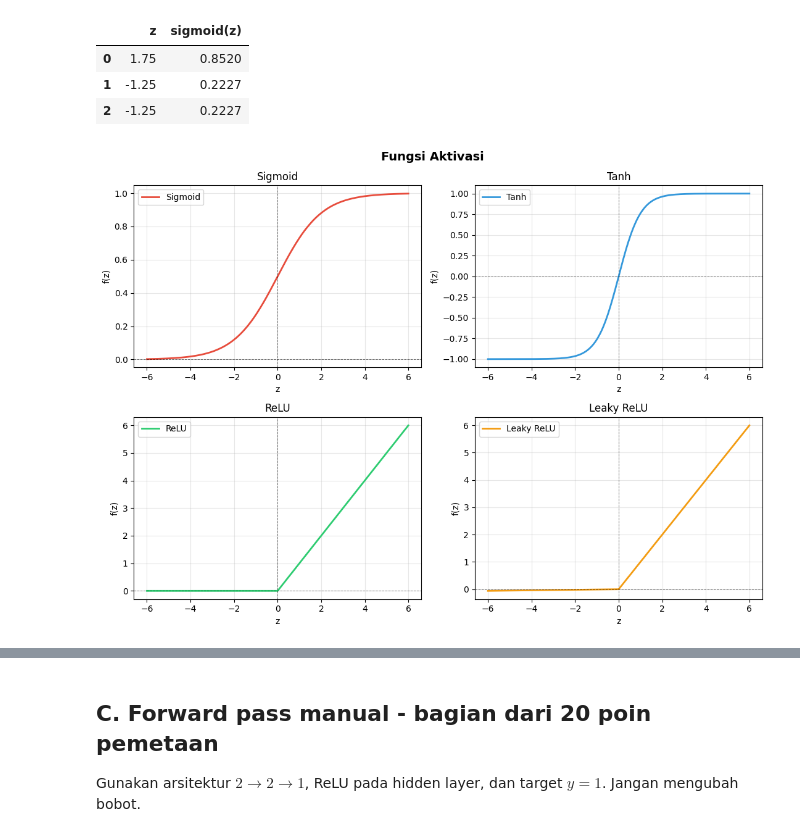
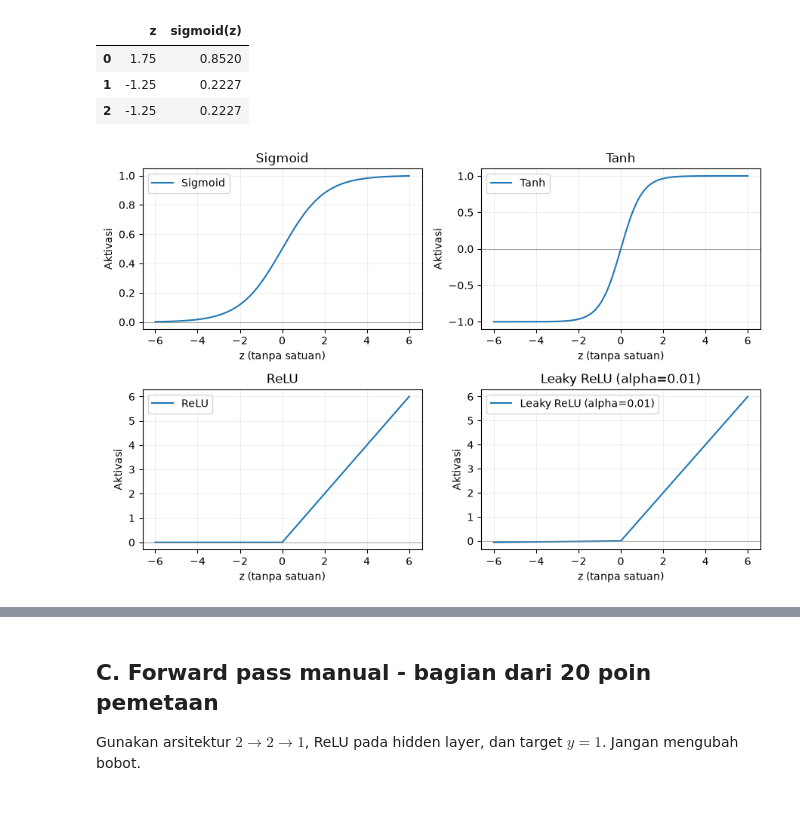
Before and after one commit to POMEST/Modul-Praktikum-Deep-Learning, a Jupyter notebook: notebooks/modul-01/M01_123450062.ipynb, the cells around one changed output, grey strips where cells are left out. Cells and saved outputs as stored; diff of their text form; code cells hidden in the pictures; blank space fills up the shorter version.

Commit message:
Lengkapi praktikum Modul 01-04 untuk NIM 123450062

```diff
--- a/notebooks/modul-01/M01_123450062.ipynb
+++ b/notebooks/modul-01/M01_123450062.ipynb
@@ -124,28 +202,18 @@ pd.DataFrame({'z': z_check, 'sigmoid(z)': a_check})
 | 2 | -1.25 | 0.2227 |
 # %%
 grid = np.linspace(-6, 6, 600)
-# TODO: lengkapi kamus dengan empat aktivasi.
 activation_values = {
-    'Sigmoid': sigmoid_np(grid),
-    'Tanh': np.tanh(grid),
-    'ReLU': relu_np(grid),
-    'Leaky ReLU': leaky_relu_np(grid, alpha=0.01),
+    'Sigmoid': sigmoid_np(grid), 'Tanh': np.tanh(grid),
+    'ReLU': relu_np(grid), 'Leaky ReLU (alpha=0.01)': leaky_relu_np(grid),
 }
-
-# TODO: buat subplot 2x2. Setiap plot wajib memiliki judul, label sumbu, dan grid.
-fig, axes = plt.subplots(2, 2, figsize=(11, 8))
-fig.suptitle('Fungsi Aktivasi', fontsize=14, fontweight='bold')
-colors = ['#e74c3c', '#3498db', '#2ecc71', '#f39c12']
-for ax, (name, values), color in zip(axes.flatten(), activation_values.items(), colors):
-    ax.plot(grid, values, color=color, linewidth=2, label=name)
-    ax.axhline(0, color='k', linewidth=0.7, linestyle='--', alpha=0.5)
-    ax.axvline(0, color='k', linewidth=0.7, linestyle='--', alpha=0.5)
-    ax.set_title(name, fontsize=12)
-    ax.set_xlabel('z')
-    ax.set_ylabel('f(z)')
-    ax.grid(True, alpha=0.3)
+fig, axes = plt.subplots(2, 2, figsize=(9, 6))
+for ax, (name, values) in zip(axes.ravel(), activation_values.items()):
+    ax.plot(grid, values, label=name)
+    ax.axhline(0, color='gray', lw=0.5)
+    ax.set(title=name, xlabel='z (tanpa satuan)', ylabel='Aktivasi')
     ax.legend()
-plt.tight_layout()
+    ax.grid(alpha=0.2)
+fig.tight_layout()
 plt.show()
 # %% [output]
-[figure, old version]
+[figure, new version]
```
Also changed, not shown: parts of 36 cells of this notebook, 57 other files.
